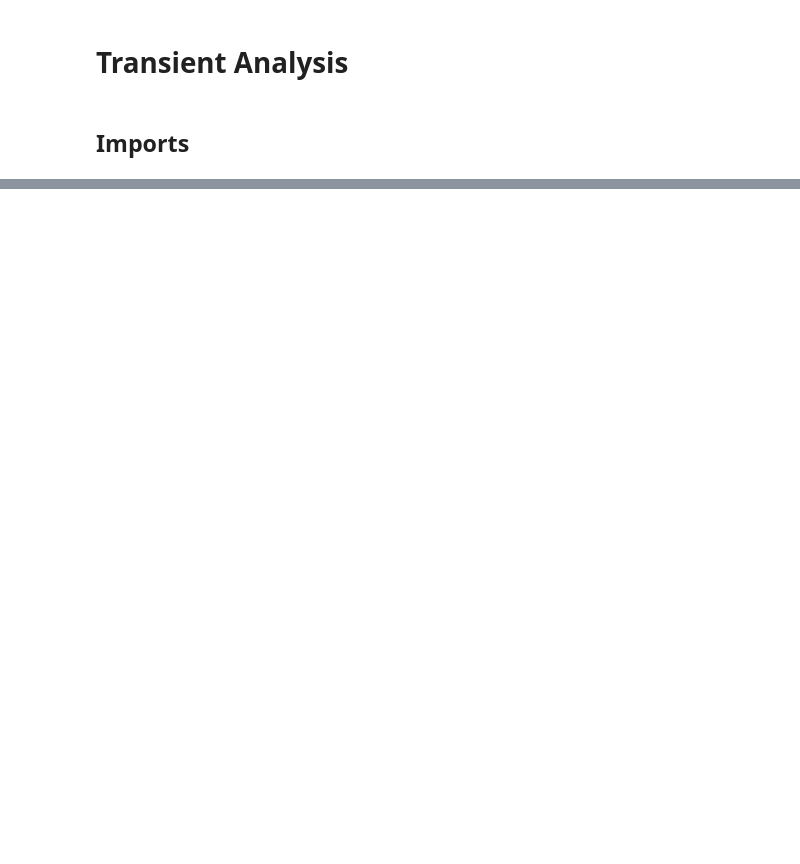
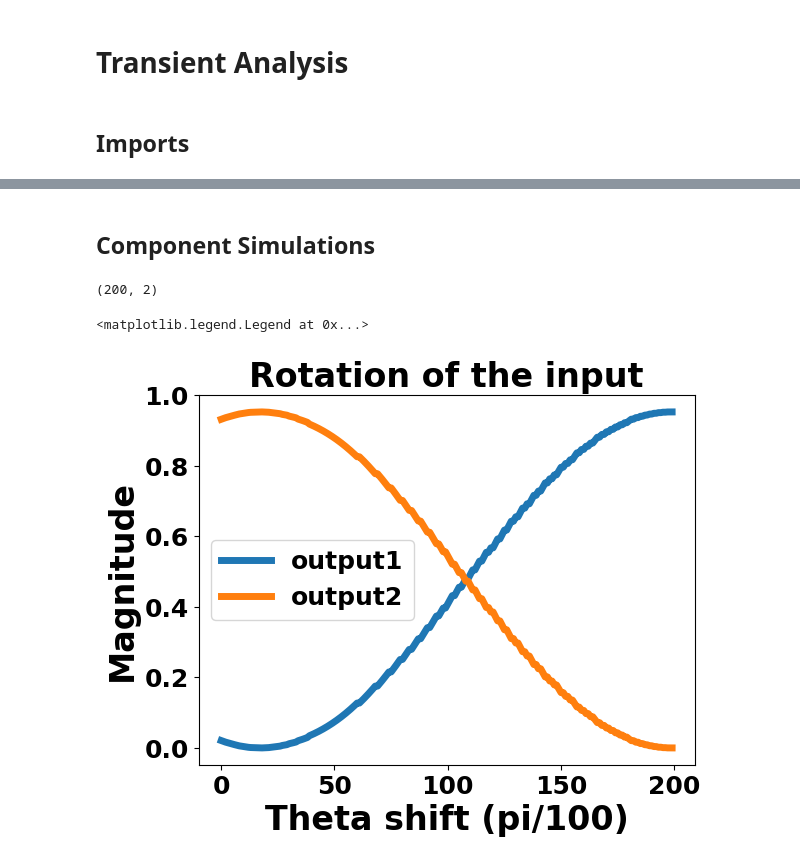
Before and after one commit to johngagnon-vt/photontorch, a Jupyter notebook: frontend.ipynb, the cells around one changed output, grey strips where cells are left out. Drawn from its saved outputs; the diff is of its cells as text; code cells hidden in the pictures; blank space fills up the shorter version.

```diff
--- a/frontend.ipynb
+++ b/frontend.ipynb
@@ -82,0 +97,41 @@ network_reck = pt.ReckNxN(
+# %% [markdown]
+## Component Simulations
+# %%
+Normalize_MVM = False
+
+MZI_sim_outputs = []
+MZI_sim_input_N = 2
+MZI_sim_inputs = torch.zeros(MZI_sim_input_N, names=["s"])#create an N dimentional array
+MZI_sim_inputs[0] = 1 #set the first input high
+
+for i in range(200):
+
+    MZI_sim = pt.ReckNxN(
+        N=MZI_sim_input_N, #minimum number of inputs for a Reck network is 2. At which point it is just a interferometer
+        mzi_factory=lambda: pt.Mzij(
+                                theta=i*np.pi/100,#the reason for the /100 is that the ansys simulations have 200 quantizations for a 2 pi shift
+                                trainable=True,
+                                normalize = Normalize_MVM,
+                                debug_print=False,
+                                ),
+    ).terminate() #the .terminate says to autoconnect inputs and outputs to sources/detectors, you can chain networks if you dont call this
+    pt.set_environment(env_fd)#environment set at the top, used for plotting IDK why it has to be done in the for loop, but it runs forever if not here
+
+    MZI_sim_magnitude = MZI_sim(MZI_sim_inputs)[:,0,:,0]
+    MZI_sim_magnitude = MZI_sim_magnitude.detach().numpy()[0]
+    MZI_sim_outputs += [MZI_sim_magnitude]
+com = np.array(np.copy(MZI_sim_outputs))
+print(np.shape(MZI_sim_outputs))
+x_values = range(len(MZI_sim_outputs))  # Assuming both outputs have the same length
+plt.plot(x_values, com[:, 0], label='output1', linewidth=5)  # Plotting the first output
+plt.plot(x_values, com[:, 1], label='output2', linewidth=5)  # Plotting the second output
+
+plt.xlabel('Theta shift (pi/100)', fontsize=24, fontweight='bold')
+plt.ylabel('Magnitude', fontsize=24, fontweight='bold')
+plt.rcParams.update({'font.size': 18, 'font.weight': 'bold'})
+plt.title('Rotation of the input', fontsize=24, fontweight='bold')
+plt.legend()
+# %% [output]
+(200, 2)
+<matplotlib.legend.Legend at 0x...>
+[figure, added]
```
Also changed, not shown: parts of 18 cells of this notebook, 39 other files.
